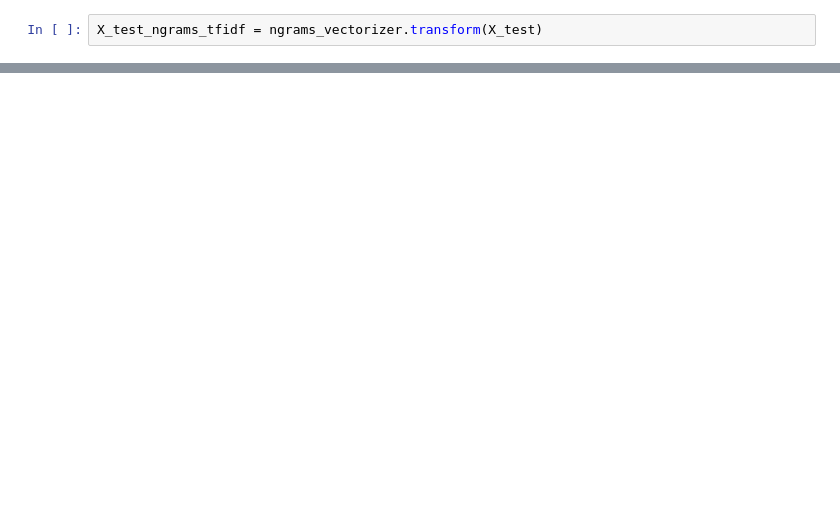
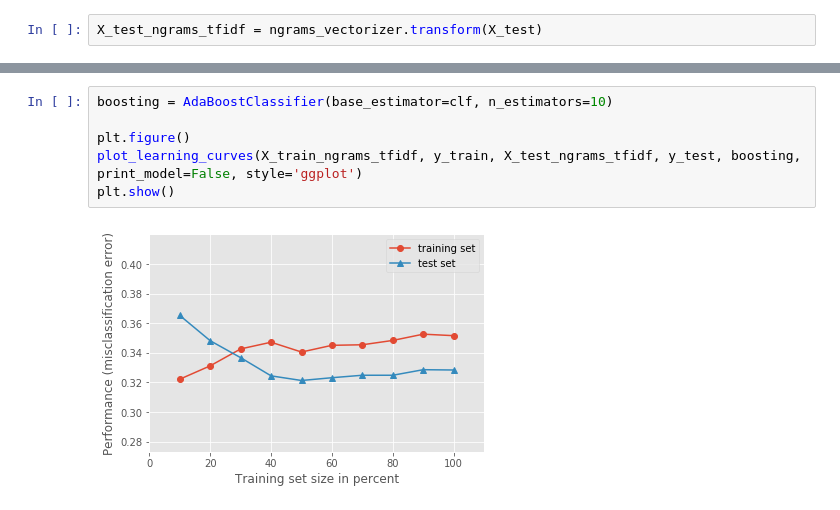
Before and after one commit to muresanuliviu/hdr, a Jupyter notebook: lsa_pca.ipynb, the cells around one changed output, grey strips where cells are left out. Drawn from its saved outputs; the diff is of its cells as text; blank space fills up the shorter version.

```diff
--- a/lsa_pca.ipynb
+++ b/lsa_pca.ipynb
@@ -289,0 +468,8 @@ Test accuracy of random forest model is 0.6914583333333333
+# %%
+boosting = AdaBoostClassifier(base_estimator=clf, n_estimators=10)
+
+plt.figure()
+plot_learning_curves(X_train_ngrams_tfidf, y_train, X_test_ngrams_tfidf, y_test, boosting, print_model=False, style='ggplot')
+plt.show()
+# %% [output]
+[figure, added]
```
Also changed, not shown: parts of 26 cells of this notebook.
